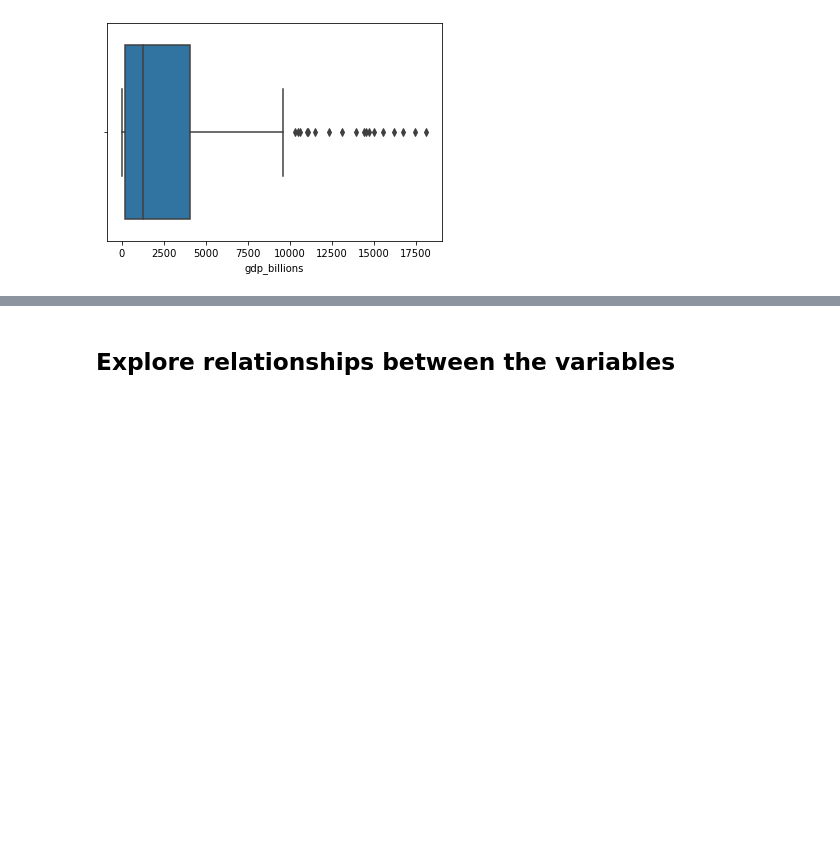
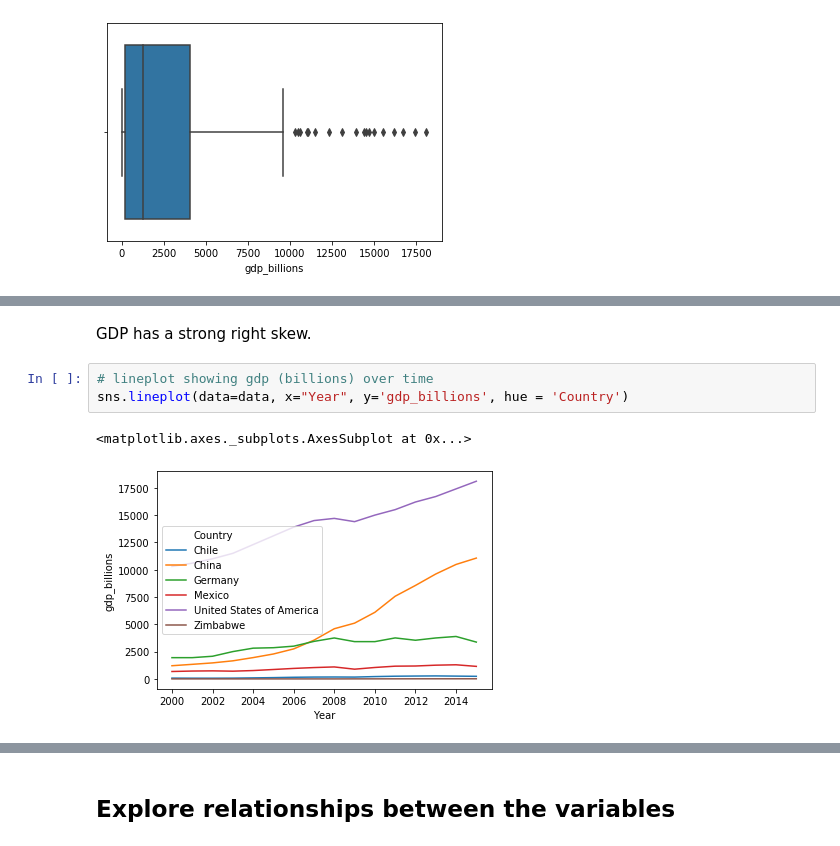
Before and after one commit to kristinkspanos/life_expectancy_gdp, a Jupyter notebook: life_expectancy_gdp.ipynb, the cells around one changed output, grey strips where cells are left out. Drawn from its saved outputs; the diff is of its cells as text; blank space fills up the shorter version.

```diff
--- a/life_expectancy_gdp.ipynb
+++ b/life_expectancy_gdp.ipynb
@@ -135,0 +134,8 @@ plt.show()
+# %% [markdown]
+GDP has a strong right skew.
+# %%
+# lineplot showing gdp (billions) over time
+sns.lineplot(data=data, x="Year", y='gdp_billions', hue = 'Country')
+# %% [output]
+<matplotlib.axes._subplots.AxesSubplot at 0x...>
+[figure, added]
```
Also changed, not shown: parts of 26 cells of this notebook.
